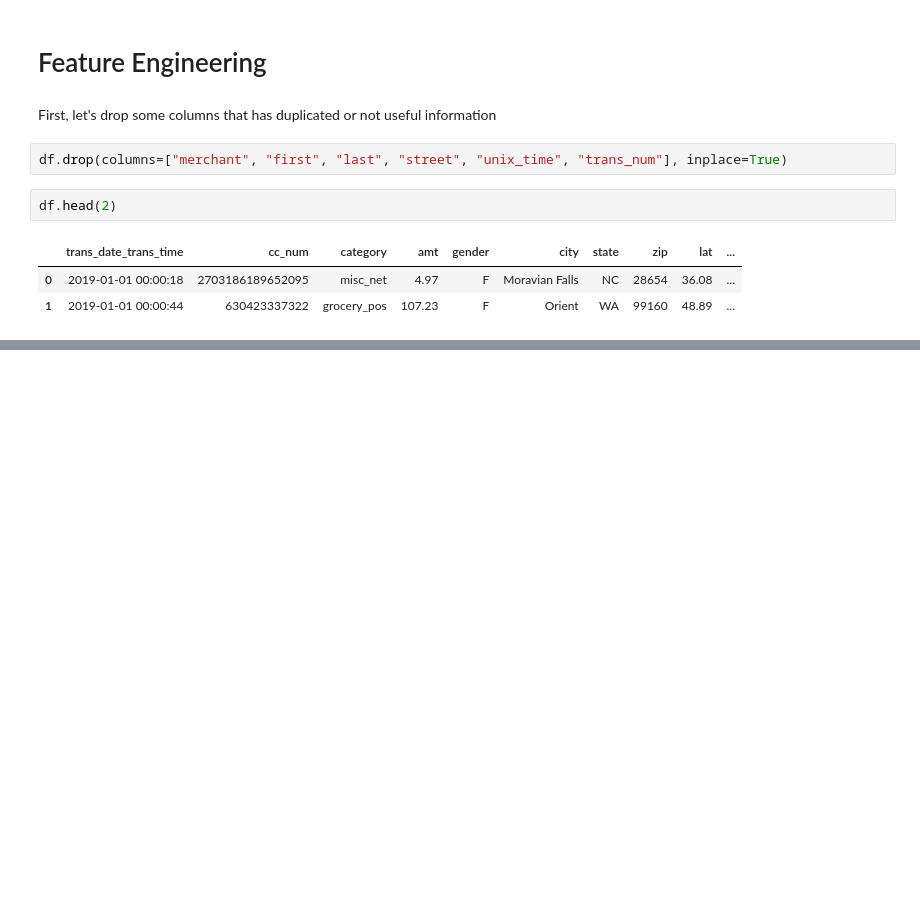
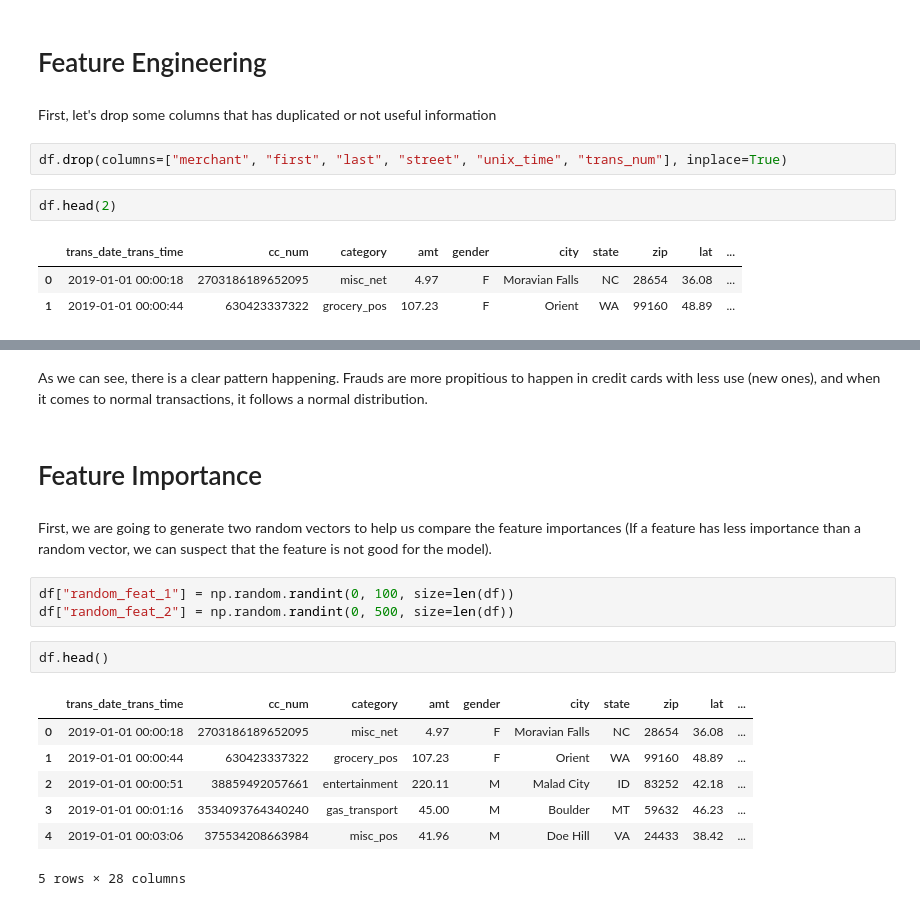
Before and after one commit to francismelojr/fraud-analysis, a Jupyter notebook: fraud-analysis.ipynb, the cells around one changed output, grey strips where cells are left out. Cells and saved outputs as stored; diff of their text form; blank space fills up the shorter version.

Commit message:
feature importance 1

```diff
--- a/fraud-analysis.ipynb
+++ b/fraud-analysis.ipynb
@@ -368,0 +375,19 @@ As we can see, there is a clear pattern happening. Frauds are more propitious to
+# %% [markdown]
+As we can see, there is a clear pattern happening. Frauds are more propitious to happen in credit cards with less use (new ones), and when it comes to normal transactions, it follows a normal distribution.
+# %% [markdown]
+# Feature Importance
+# %% [markdown]
+First, we are going to generate two random vectors to help us compare the feature importances (If a feature has less importance than a random vector, we can suspect that the feature is not good for the model).
+# %%
+df["random_feat_1"] = np.random.randint(0, 100, size=len(df))
+df["random_feat_2"] = np.random.randint(0, 500, size=len(df))
+# %%
+df.head()
+# %% [output]
+|  | trans_date_trans_time | cc_num | category | amt | gender | city | state | zip | lat | ... |
+| 0 | 2019-01-01 00:00:18 | 2703186189652095 | misc_net | 4.97 | F | Moravian Falls | NC | 28654 | 36.08 | ... |
+| 1 | 2019-01-01 00:00:44 | 630423337322 | grocery_pos | 107.23 | F | Orient | WA | 99160 | 48.89 | ... |
+| 2 | 2019-01-01 00:00:51 | 38859492057661 | entertainment | 220.11 | M | Malad City | ID | 83252 | 42.18 | ... |
+| 3 | 2019-01-01 00:01:16 | 3534093764340240 | gas_transport | 45.00 | M | Boulder | MT | 59632 | 46.23 | ... |
+| 4 | 2019-01-01 00:03:06 | 375534208663984 | misc_pos | 41.96 | M | Doe Hill | VA | 24433 | 38.42 | ... |
+5 rows × 28 columns
```
Also changed, not shown: parts of 39 cells of this notebook.
